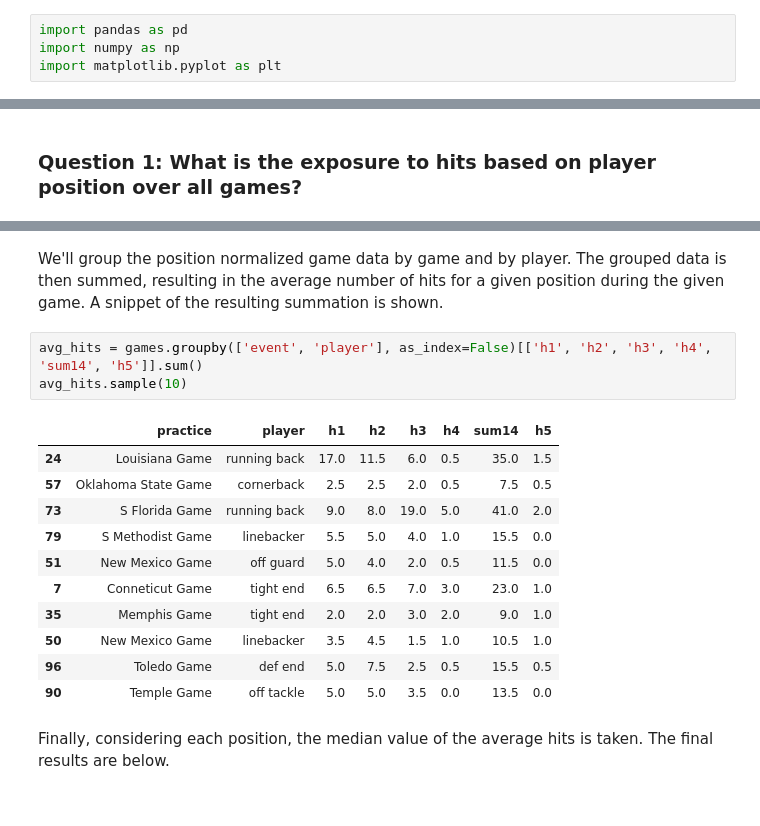
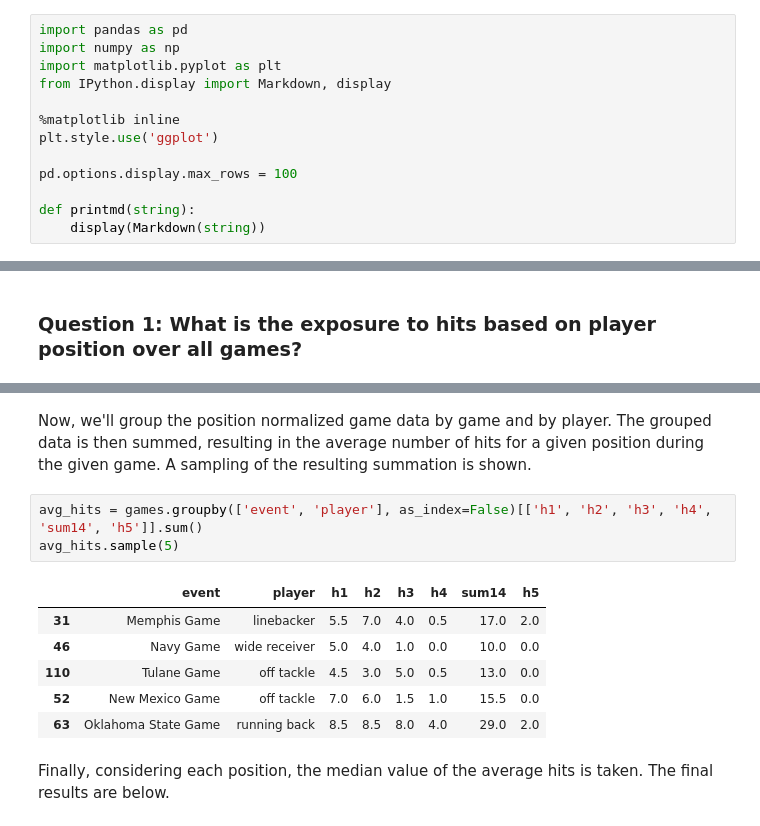
Before and after one commit to smhilde/ut_hits, a Jupyter notebook: ACC Aim 1 Description of Hit Exposure.ipynb, the cells around one changed output, grey strips where cells are left out. Drawn from its saved outputs; the diff is of its cells as text.

```diff
--- a/ACC Aim 1 Description of Hit Exposure.ipynb
+++ b/ACC Aim 1 Description of Hit Exposure.ipynb
@@ -8,6 +8,15 @@ The first step in the process was to compile the data from disperse tables into
 import pandas as pd
 import numpy as np
 import matplotlib.pyplot as plt
+from IPython.display import Markdown, display
+
+%matplotlib inline
+plt.style.use('ggplot')
+
+pd.options.display.max_rows = 100
+
+def printmd(string):
+    display(Markdown(string))
 # %%
 df_per_position = pd.read_csv('compiled_by_position.csv', index_col=0)
 df_per_position.head()
@@ -78,20 +81,15 @@ ptot = df_per_team[df_per_team.type != 'game']
 # %% [markdown]
-We'll group the position normalized game data by game and by player. The grouped data is then summed, resulting in the average number of hits for a given position during the given game. A snippet of the resulting summation is shown.
+Now, we'll group the position normalized game data by game and by player. The grouped data is then summed, resulting in the average number of hits for a given position during the given game. A sampling of the resulting summation is shown.
 # %%
 avg_hits = games.groupby(['event', 'player'], as_index=False)[['h1', 'h2', 'h3', 'h4', 'sum14', 'h5']].sum()
-avg_hits.sample(10)
+avg_hits.sample(5)
 # %% [output]
-|  | practice | player | h1 | h2 | h3 | h4 | sum14 | h5 |
-| 24 | Louisiana Game | running back | 17.0 | 11.5 | 6.0 | 0.5 | 35.0 | 1.5 |
-| 57 | Oklahoma State Game | cornerback | 2.5 | 2.5 | 2.0 | 0.5 | 7.5 | 0.5 |
-| 73 | S Florida Game | running back | 9.0 | 8.0 | 19.0 | 5.0 | 41.0 | 2.0 |
-| 79 | S Methodist Game | linebacker | 5.5 | 5.0 | 4.0 | 1.0 | 15.5 | 0.0 |
-| 51 | New Mexico Game | off guard | 5.0 | 4.0 | 2.0 | 0.5 | 11.5 | 0.0 |
-| 7 | Conneticut Game | tight end | 6.5 | 6.5 | 7.0 | 3.0 | 23.0 | 1.0 |
-| 35 | Memphis Game | tight end | 2.0 | 2.0 | 3.0 | 2.0 | 9.0 | 1.0 |
-| 50 | New Mexico Game | linebacker | 3.5 | 4.5 | 1.5 | 1.0 | 10.5 | 1.0 |
-| 96 | Toledo Game | def end | 5.0 | 7.5 | 2.5 | 0.5 | 15.5 | 0.5 |
-| 90 | Temple Game | off tackle | 5.0 | 5.0 | 3.5 | 0.0 | 13.5 | 0.0 |
+|  | event | player | h1 | h2 | h3 | h4 | sum14 | h5 |
+| 31 | Memphis Game | linebacker | 5.5 | 7.0 | 4.0 | 0.5 | 17.0 | 2.0 |
+| 46 | Navy Game | wide receiver | 5.0 | 4.0 | 1.0 | 0.0 | 10.0 | 0.0 |
+| 110 | Tulane Game | off tackle | 4.5 | 3.0 | 5.0 | 0.5 | 13.0 | 0.0 |
+| 52 | New Mexico Game | off tackle | 7.0 | 6.0 | 1.5 | 1.0 | 15.5 | 0.0 |
+| 63 | Oklahoma State Game | running back | 8.5 | 8.5 | 8.0 | 4.0 | 29.0 | 2.0 |
 # %% [markdown]
 Finally, considering each position, the median value of the average hits is taken. The final results are below.
 # %%
```
Also changed, not shown: parts of 36 cells of this notebook, 7 other files.
